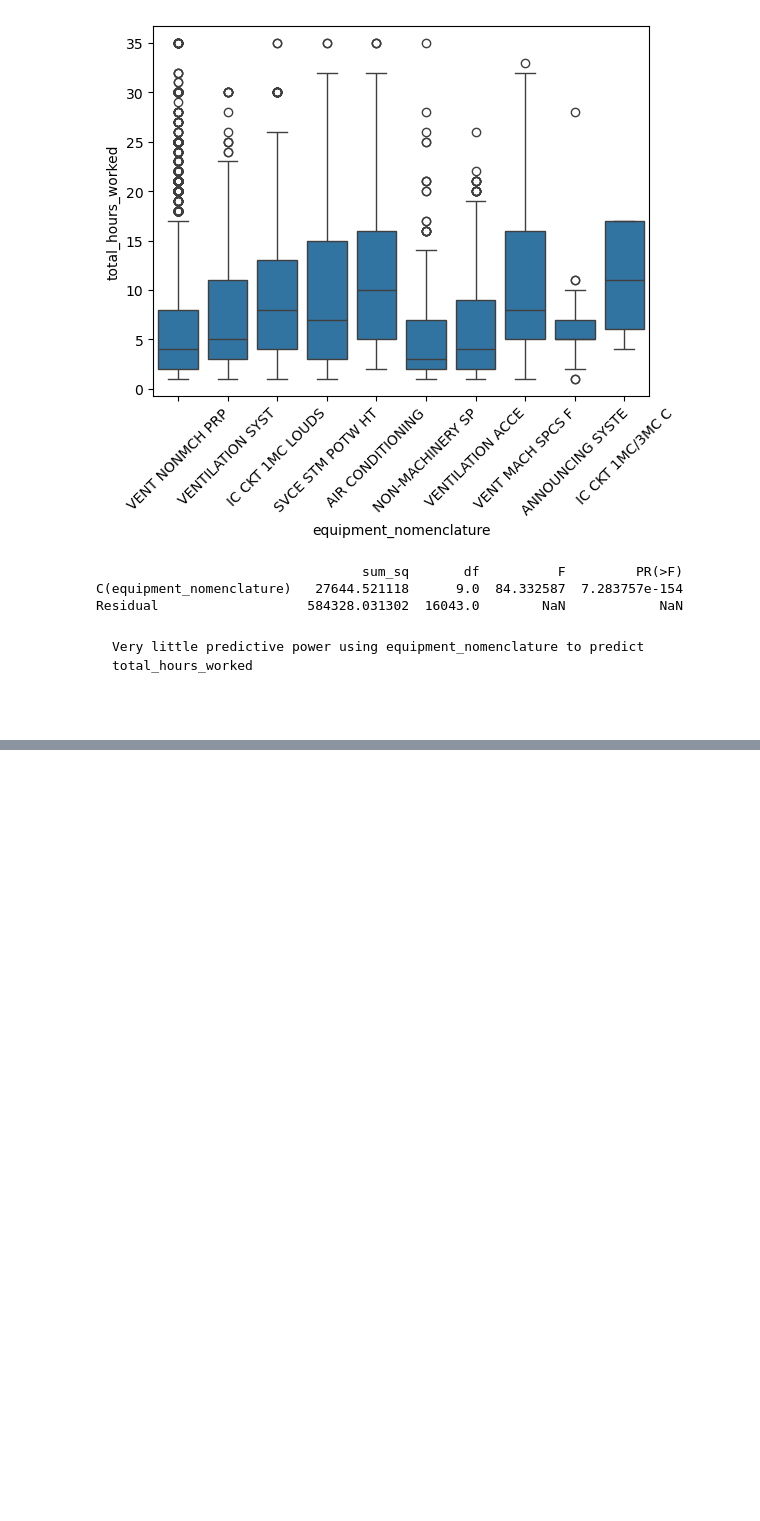
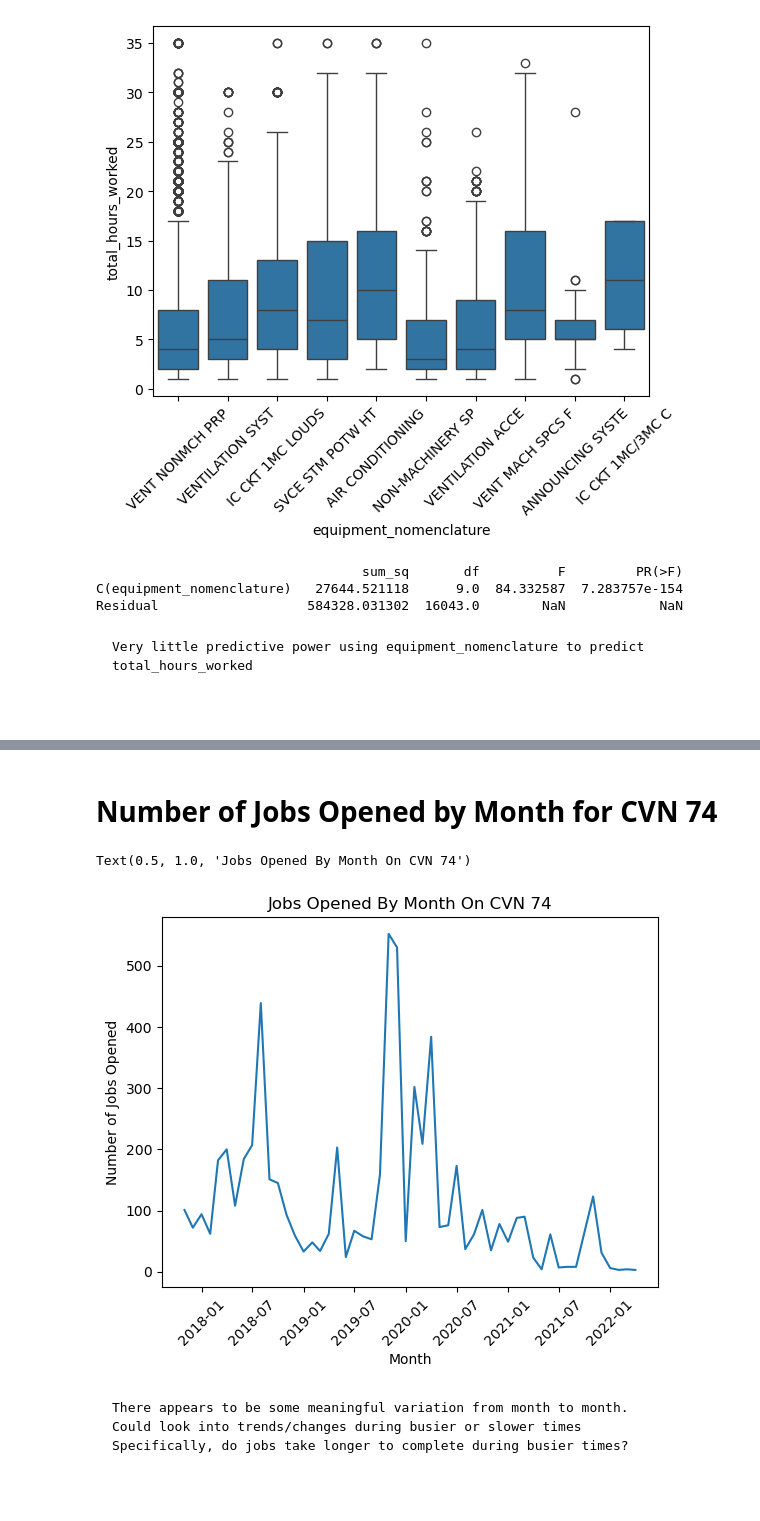
Before and after one commit to jcarswell073/Fleet-Sustainment-HVAC-Project, a Jupyter notebook: Notebooks/jeff_EDA.ipynb, the cells around one changed output, grey strips where cells are left out. Cells and saved outputs as stored; diff of their text form; code cells hidden in the pictures; blank space fills up the shorter version.

```diff
--- a/Notebooks/jeff_EDA.ipynb
+++ b/Notebooks/jeff_EDA.ipynb
@@ -6,7 +6,7 @@ import matplotlib.pyplot as plt
 import statsmodels.api as sm
 from statsmodels.formula.api import ols
 
-jobs = pd.read_csv(r'Notebooks/jeff-jobs-cleaned-2025.csv')
+jobs = pd.read_pickle(r'Notebooks/jeff-jobs-cleaned-2025.pkl')
 # %% [markdown]
 # Relationship Between Hours Worked and Days Elapsed
 <pre>
@@ -55,0 +75,23 @@ Very little predictive power using equipment_nomenclature to predict total_hours
+# %% [markdown]
+# Number of Jobs Opened by Month for CVN 74
+# %%
+cvn74 = jobs[jobs['ship'] == 'CVN74']
+
+monthly_counts = cvn74.groupby(cvn74['date_maintenance_action'].dt.to_period('M')).size() #Number of jobs opened each month on CVN74
+
+monthly_counts.index = monthly_counts.index.to_timestamp() #Handles TypeError: float() argument must be a string or a real number, not 'Period'
+
+plt.plot(monthly_counts.index, monthly_counts.values)
+plt.xlabel('Month')
+plt.xticks(rotation = 45)
+plt.ylabel("Number of Jobs Opened")
+plt.title("Jobs Opened By Month On CVN 74")
+# %% [output]
+Text(0.5, 1.0, 'Jobs Opened By Month On CVN 74')
+[figure, added]
+# %% [markdown]
+<pre>
+There appears to be some meaningful variation from month to month.
+Could look into trends/changes during busier or slower times
+Specifically, do jobs take longer to complete during busier times?
+<pre>
```
Also changed, not shown: parts of 5 cells of this notebook, 3 other files.
